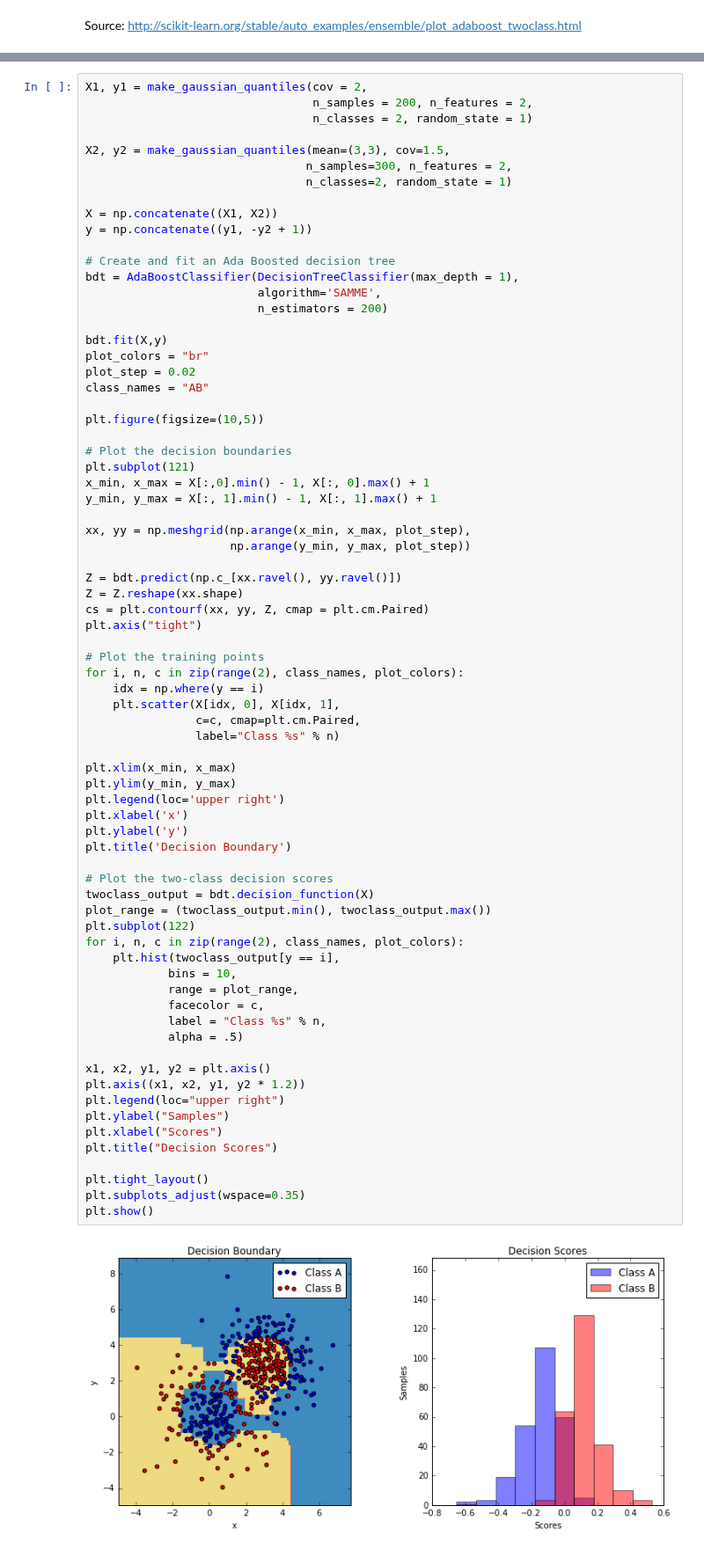
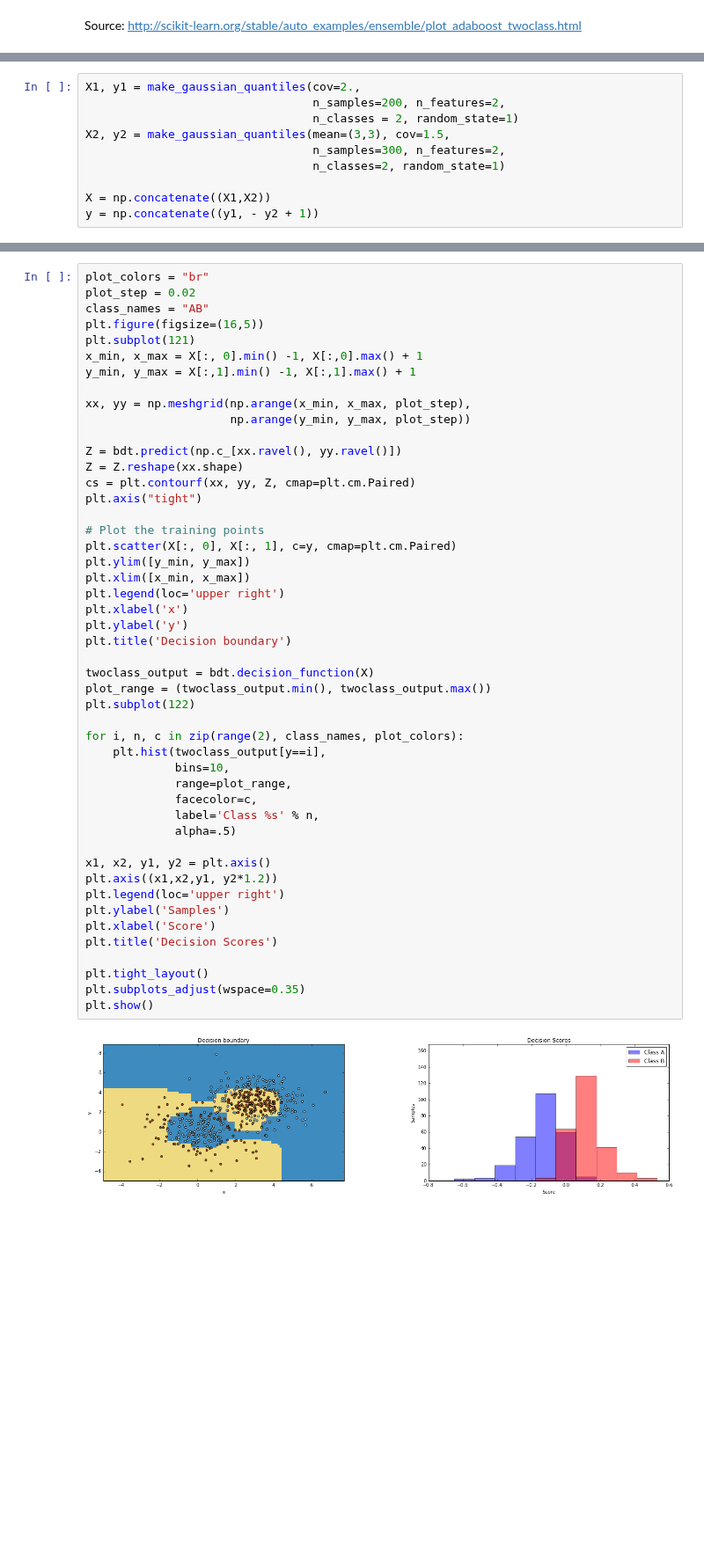
Before and after one commit to borjaeg/nlp_tests, a Jupyter notebook: AdaBoosted.ipynb, the cells around one changed output, grey strips where cells are left out. Shown at 88% size. Cells and saved outputs as stored; diff of their text form; blank space fills up the shorter version.

```diff
--- a/AdaBoosted.ipynb
+++ b/AdaBoosted.ipynb
@@ -10,0 +15,10 @@ from sklearn.datasets import make_gaussian_quantiles
+# %%
+X1, y1 = make_gaussian_quantiles(cov=2.,
+                                 n_samples=200, n_features=2,
+                                 n_classes = 2, random_state=1)
+X2, y2 = make_gaussian_quantiles(mean=(3,3), cov=1.5,
+                                 n_samples=300, n_features=2,
+                                 n_classes=2, random_state=1)
+
+X = np.concatenate((X1,X2))
+y = np.concatenate((y1, - y2 + 1))
@@ -11,75 +39,50 @@ from sklearn.datasets import make_gaussian_quantiles
 # %%
-X1, y1 = make_gaussian_quantiles(cov = 2,
-                                 n_samples = 200, n_features = 2,
-                                 n_classes = 2, random_state = 1)
-
-X2, y2 = make_gaussian_quantiles(mean=(3,3), cov=1.5,
-                                n_samples=300, n_features = 2,
-                                n_classes=2, random_state = 1)
-
-X = np.concatenate((X1, X2))
-y = np.concatenate((y1, -y2 + 1))
-
-# Create and fit an Ada Boosted decision tree
-bdt = AdaBoostClassifier(DecisionTreeClassifier(max_depth = 1),
-                         algorithm='SAMME',
-                         n_estimators = 200)
-
-bdt.fit(X,y)
 plot_colors = "br"
 plot_step = 0.02
 class_names = "AB"
-
-plt.figure(figsize=(10,5))
-
-# Plot the decision boundaries
+plt.figure(figsize=(16,5))
 plt.subplot(121)
-x_min, x_max = X[:,0].min() - 1, X[:, 0].max() + 1
-y_min, y_max = X[:, 1].min() - 1, X[:, 1].max() + 1
+x_min, x_max = X[:, 0].min() -1, X[:,0].max() + 1
+y_min, y_max = X[:,1].min() -1, X[:,1].max() + 1
 
 xx, yy = np.meshgrid(np.arange(x_min, x_max, plot_step),
                      np.arange(y_min, y_max, plot_step))
 
 Z = bdt.predict(np.c_[xx.ravel(), yy.ravel()])
 Z = Z.reshape(xx.shape)
-cs = plt.contourf(xx, yy, Z, cmap = plt.cm.Paired)
+cs = plt.contourf(xx, yy, Z, cmap=plt.cm.Paired)
 plt.axis("tight")
 
 # Plot the training points
-for i, n, c in zip(range(2), class_names, plot_colors):
-    idx = np.where(y == i)
-    plt.scatter(X[idx, 0], X[idx, 1],
-                c=c, cmap=plt.cm.Paired,
-                label="Class %s" % n)
-
-plt.xlim(x_min, x_max)
-plt.ylim(y_min, y_max)
+plt.scatter(X[:, 0], X[:, 1], c=y, cmap=plt.cm.Paired)
+plt.ylim([y_min, y_max])
+plt.xlim([x_min, x_max])
 plt.legend(loc='upper right')
 plt.xlabel('x')
 plt.ylabel('y')
-plt.title('Decision Boundary')
+plt.title('Decision boundary')
 
-# Plot the two-class decision scores
 twoclass_output = bdt.decision_function(X)
 plot_range = (twoclass_output.min(), twoclass_output.max())
 plt.subplot(122)
+
 for i, n, c in zip(range(2), class_names, plot_colors):
-    plt.hist(twoclass_output[y == i],
-            bins = 10,
-            range = plot_range,
-            facecolor = c,
-            label = "Class %s" % n,
-            alpha = .5)
+    plt.hist(twoclass_output[y==i],
+             bins=10,
+             range=plot_range,
+             facecolor=c,
+             label='Class %s' % n,
+             alpha=.5)
 
 x1, x2, y1, y2 = plt.axis()
-plt.axis((x1, x2, y1, y2 * 1.2))
-plt.legend(loc="upper right")
-plt.ylabel("Samples")
-plt.xlabel("Scores")
-plt.title("Decision Scores")
+plt.axis((x1,x2,y1, y2*1.2))
+plt.legend(loc='upper right')
+plt.ylabel('Samples')
+plt.xlabel('Score')
+plt.title('Decision Scores')
 
 plt.tight_layout()
 plt.subplots_adjust(wspace=0.35)
 plt.show()
 # %% [output]
-[figure, old version]
+[figure, new version]
```
Also changed, not shown: parts of 4 cells of this notebook, 1 other file.
